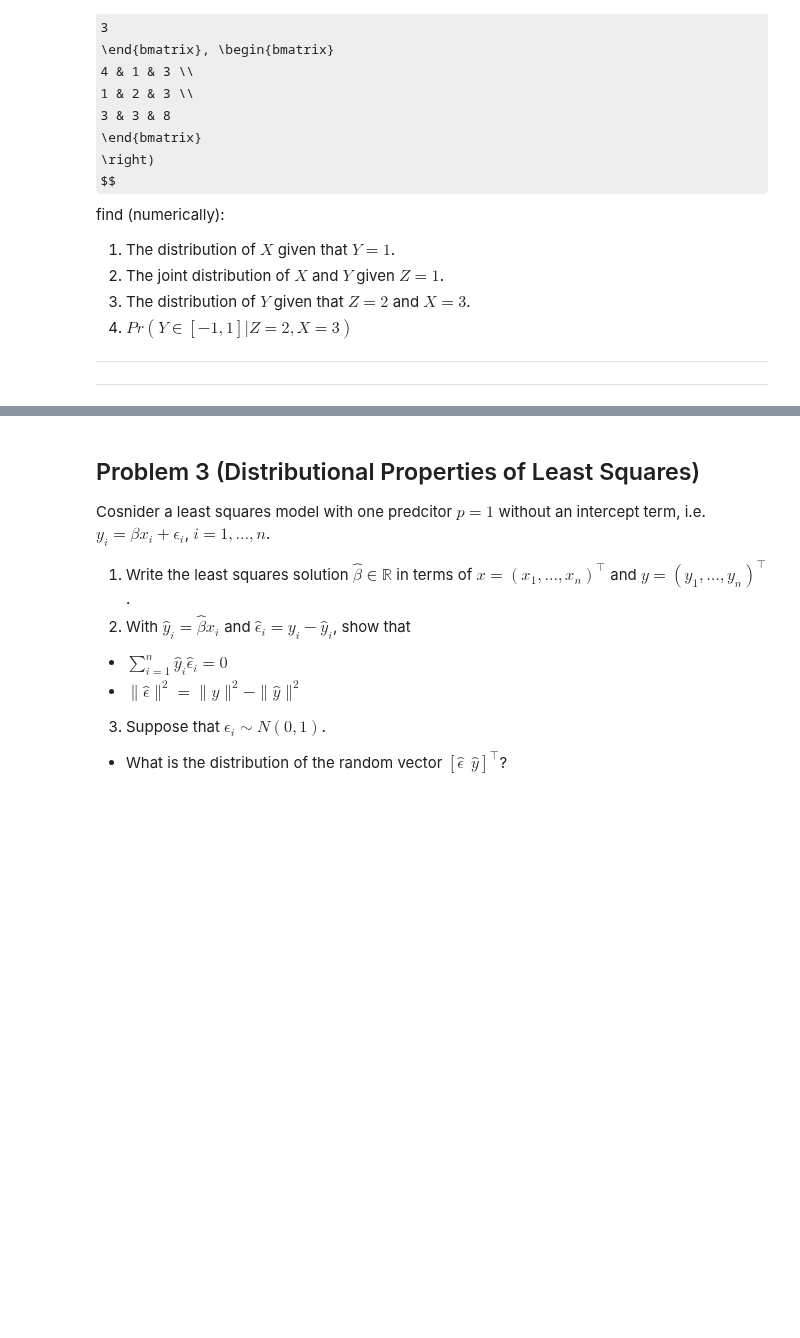
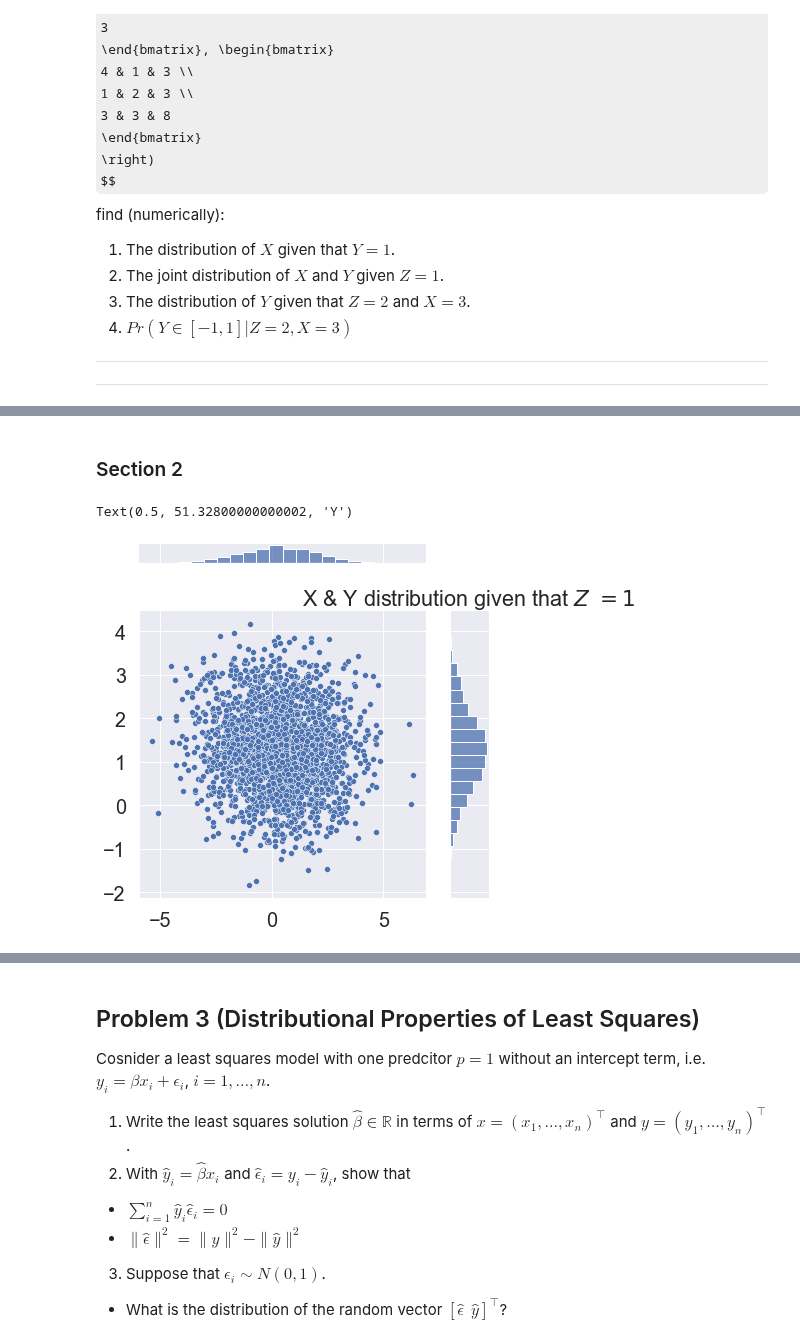
Before and after one commit to EyalMichaeli/IDC_masters, a Jupyter notebook: semester_2/stat/Exercises/Eyal/EX2/hw2.ipynb, the cells around one changed output, grey strips where cells are left out. Cells and saved outputs as stored; diff of their text form; code cells hidden in the pictures; some formulas as TeX source; blank space fills up the shorter version.

```diff
--- a/semester_2/stat/Exercises/Eyal/EX2/hw2.ipynb
+++ b/semester_2/stat/Exercises/Eyal/EX2/hw2.ipynb
@@ -245,0 +307,13 @@ find (numerically):
+# %% [markdown]
+### Section 2
+# %%
+z_is_1_indices = np.where( (z > 0.99) & (z < 1.01) )
+plot = sns.jointplot(x=x[z_is_1_indices], y=y[z_is_1_indices], marginal_kws=dict(bins=20))
+plt.title("X & Y distribution given that $Z ~= 1$")
+plot.fig.tight_layout()
+plot.fig.subplots_adjust()
+plt.xlabel("X")
+plt.xlabel("Y")
+# %% [output]
+Text(0.5, 51.32800000000002, 'Y')
+[figure, added]
```
Also changed, not shown: parts of 29 cells of this notebook, 1 other file.
